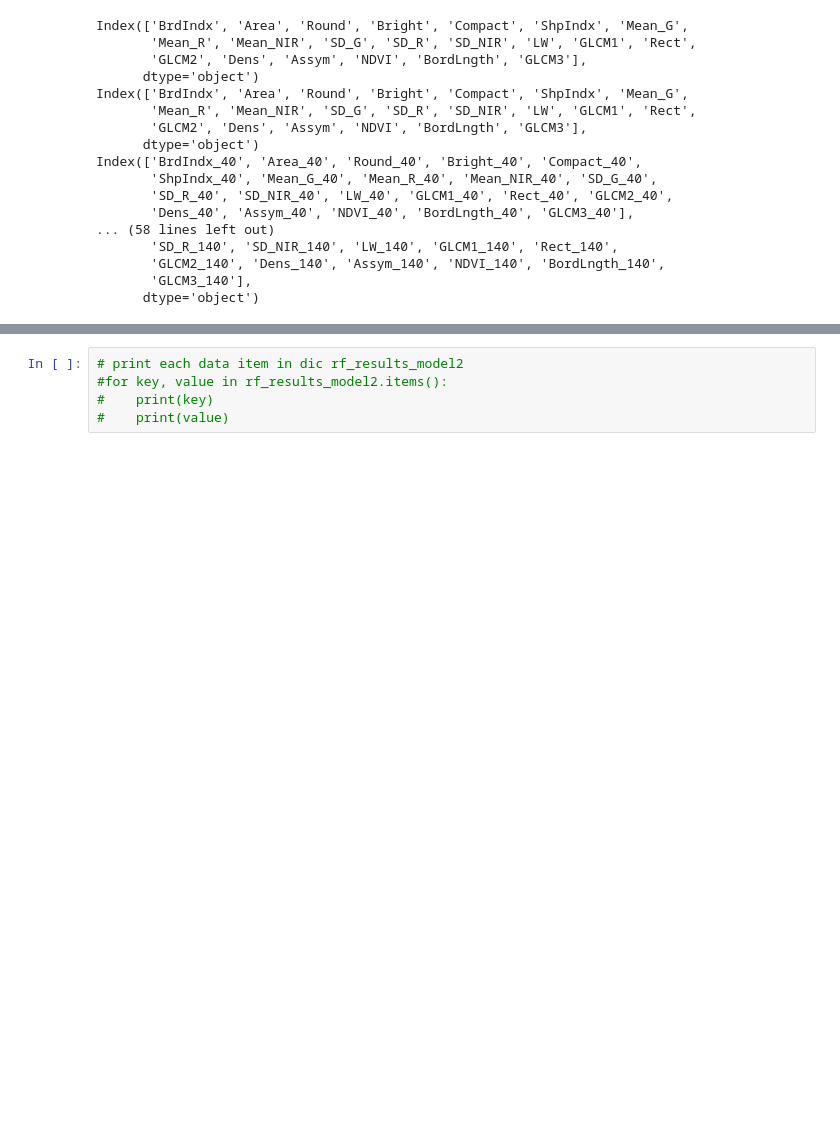
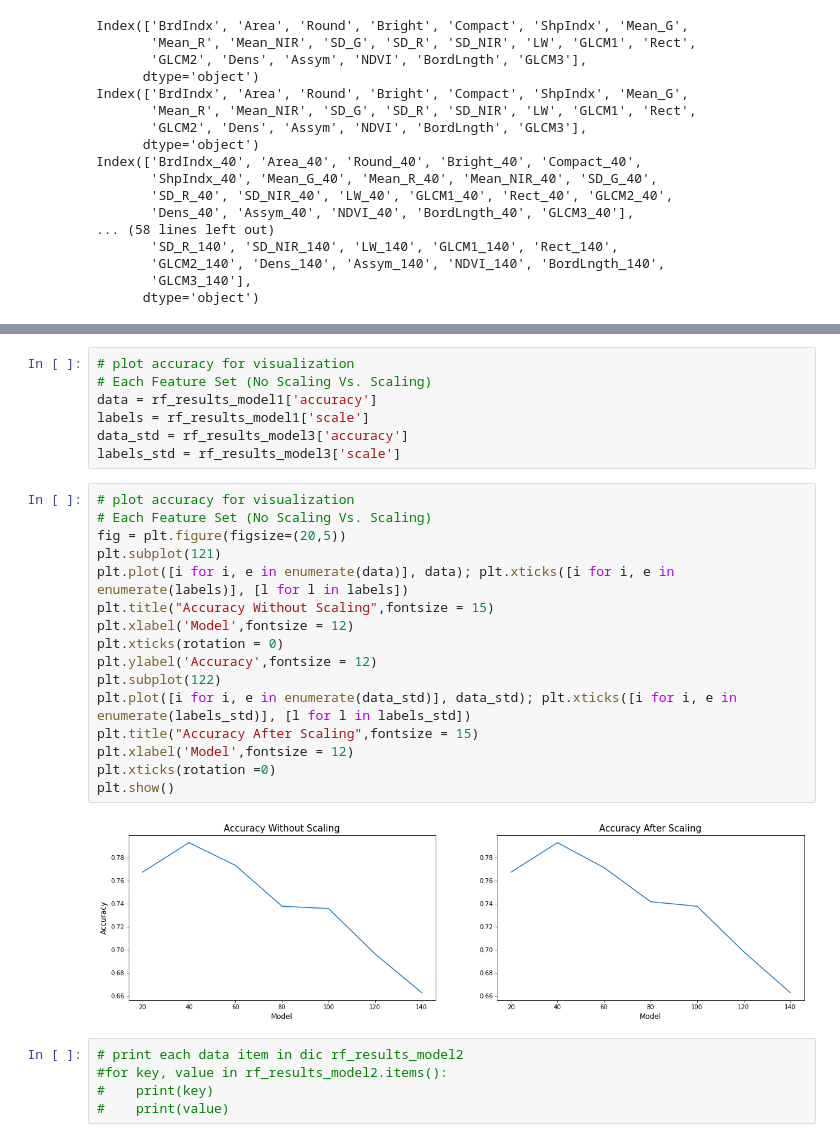
Before and after one commit to alexyshr/Stat6500_ML_LandUse, a Jupyter notebook: random_forest_alexys.ipynb, the cells around one changed output, grey strips where cells are left out. Saved outputs shown, nothing was run; the diff lists cells and outputs as text; blank space fills up the shorter version.

```diff
--- a/random_forest_alexys.ipynb
+++ b/random_forest_alexys.ipynb
@@ -279,3 +533,28 @@ cv_std
+# %%
+# plot accuracy for visualization
+# Each Feature Set (No Scaling Vs. Scaling)
+data = rf_results_model1['accuracy']
+labels = rf_results_model1['scale']
+data_std = rf_results_model3['accuracy']
+labels_std = rf_results_model3['scale']
+# %%
+# plot accuracy for visualization
+# Each Feature Set (No Scaling Vs. Scaling)
+fig = plt.figure(figsize=(20,5))
+plt.subplot(121)
+plt.plot([i for i, e in enumerate(data)], data); plt.xticks([i for i, e in enumerate(labels)], [l for l in labels])
+plt.title("Accuracy Without Scaling",fontsize = 15)
+plt.xlabel('Model',fontsize = 12)
+plt.xticks(rotation = 0)
+plt.ylabel('Accuracy',fontsize = 12)
+plt.subplot(122)
+plt.plot([i for i, e in enumerate(data_std)], data_std); plt.xticks([i for i, e in enumerate(labels_std)], [l for l in labels_std])
+plt.title("Accuracy After Scaling",fontsize = 15)
+plt.xlabel('Model',fontsize = 12)
+plt.xticks(rotation =0)
+plt.show()
+# %% [output]
+[figure, added]
 # %%
 # print each data item in dic rf_results_model2
 #for key, value in rf_results_model2.items():
```
Also changed, not shown: parts of 26 cells of this notebook, 9 other files.
